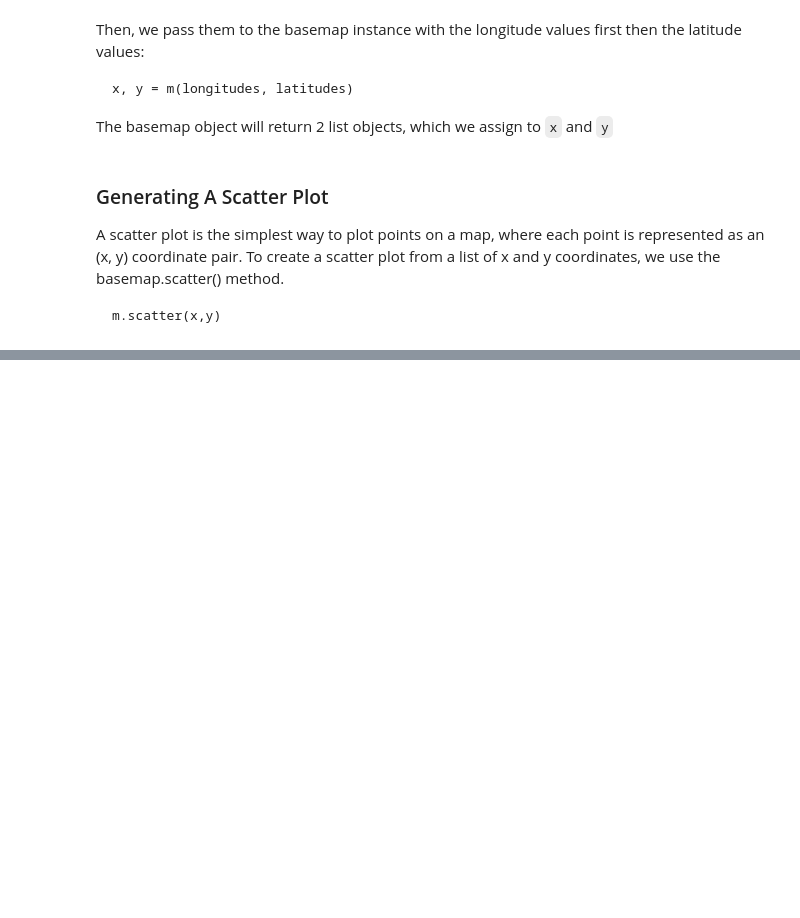
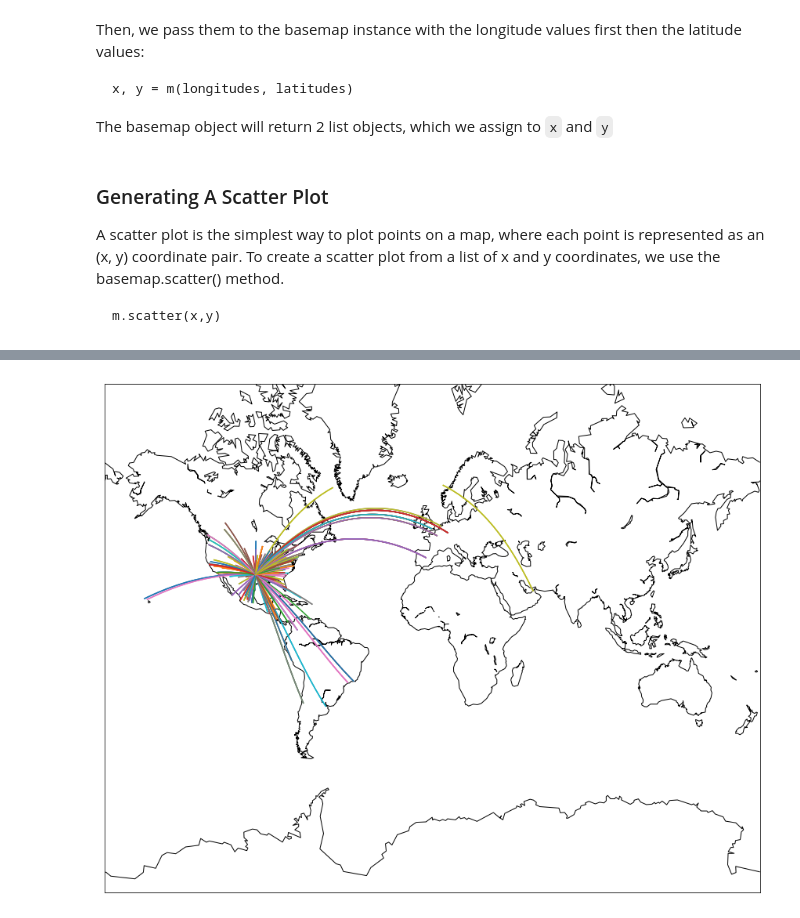
Before and after one commit to txkhaund/Dataquest_DS_path, a Jupyter notebook: Missions/2. Data Analysis and Visualization/3. Storytelling Through Data Visualization/4. Visualizing Geographic Data.ipynb, the cells around one changed output, grey strips where cells are left out. Drawn from its saved outputs; the diff is of its cells as text; code cells hidden in the pictures; blank space fills up the shorter version.

```diff
--- a/Missions/2. Data Analysis and Visualization/3. Storytelling Through Data Visualization/4. Visualizing Geographic Data.ipynb
+++ b/Missions/2. Data Analysis and Visualization/3. Storytelling Through Data Visualization/4. Visualizing Geographic Data.ipynb
@@ -115,0 +161,4 @@ plt.show()
+# %%
+geo_routes = pd.read_csv('data/geo_routes.csv')
+geo_routes.info()
+geo_routes.head()
@@ -115,0 +196,20 @@ plt.show()
+# %%
+fig, ax = plt.subplots(figsize=(15,20))
+m = Basemap(projection='merc', llcrnrlat=-80, urcrnrlat=80, llcrnrlon=-180, urcrnrlon=180)
+m.drawcoastlines()
+
+def create_great_circles(df):
+    for index, row in df.iterrows():
+        lon1 = row['start_lon']
+        lat1 = row['start_lat']
+        lon2 = row['end_lon']
+        lat2 = row['end_lat']
+        if abs(lat2 - lat1) < 180:
+            if abs(lon2 - lon1) < 180:
+                m.drawgreatcircle(lon1, lat1, lon2, lat2)
+
+dfw = geo_routes[geo_routes['source'] == 'DFW']
+create_great_circles(dfw)
+plt.show()
+# %% [output]
+[figure, added]
```
Also changed, not shown: parts of 10 cells of this notebook.
